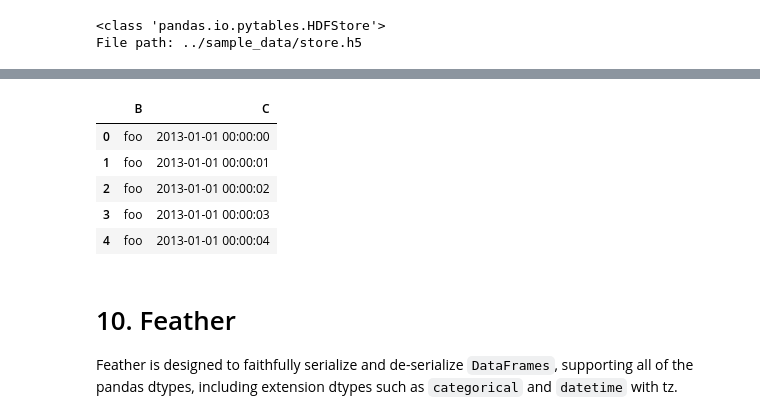
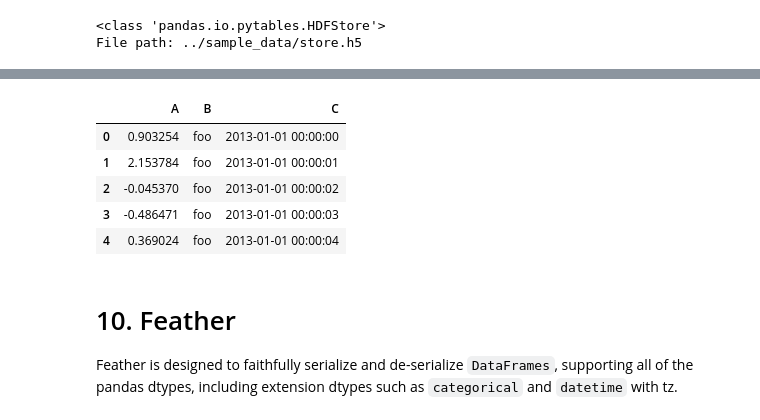
Before and after one commit to Tim-Abwao/learning-pandas, a Jupyter notebook: Going through the User Guide/IO tools.ipynb, the cells around one changed output, grey strips where cells are left out. Cells and saved outputs as stored; diff of their text form; code cells hidden in the pictures.

```diff
--- a/Going through the User Guide/IO tools.ipynb
+++ b/Going through the User Guide/IO tools.ipynb
@@ -202,0 +295,4 @@ store['df2'] = df[['B','C']]
+# %%
+store = pd.HDFStore('../sample_data/store.h5')
+
+store['df2'].head()
@@ -203,13 +324,12 @@ store['df2'] = df[['B','C']]
 # %%
-# reading from HDF5
-store['df2'].head()
+pd.read_hdf(store, 'df2').head()
 # %% [output]
-|  | B | C |
-| 0 | foo | 2013-01-01 00:00:00 |
-| 1 | foo | 2013-01-01 00:00:01 |
-| 2 | foo | 2013-01-01 00:00:02 |
-| 3 | foo | 2013-01-01 00:00:03 |
-| 4 | foo | 2013-01-01 00:00:04 |
+|  | A | B | C |
+| 0 | 0.903254 | foo | 2013-01-01 00:00:00 |
+| 1 | 2.153784 | foo | 2013-01-01 00:00:01 |
+| 2 | -0.045370 | foo | 2013-01-01 00:00:02 |
+| 3 | -0.486471 | foo | 2013-01-01 00:00:03 |
+| 4 | 0.369024 | foo | 2013-01-01 00:00:04 |
 # %% [markdown]
 # 10. Feather
 
```
Also changed, not shown: parts of 54 cells of this notebook.
